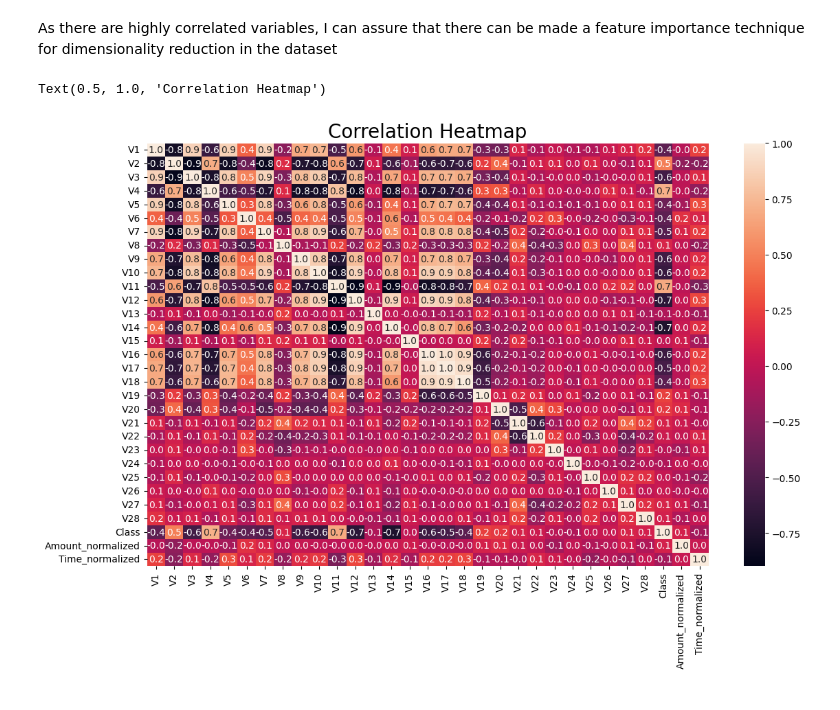
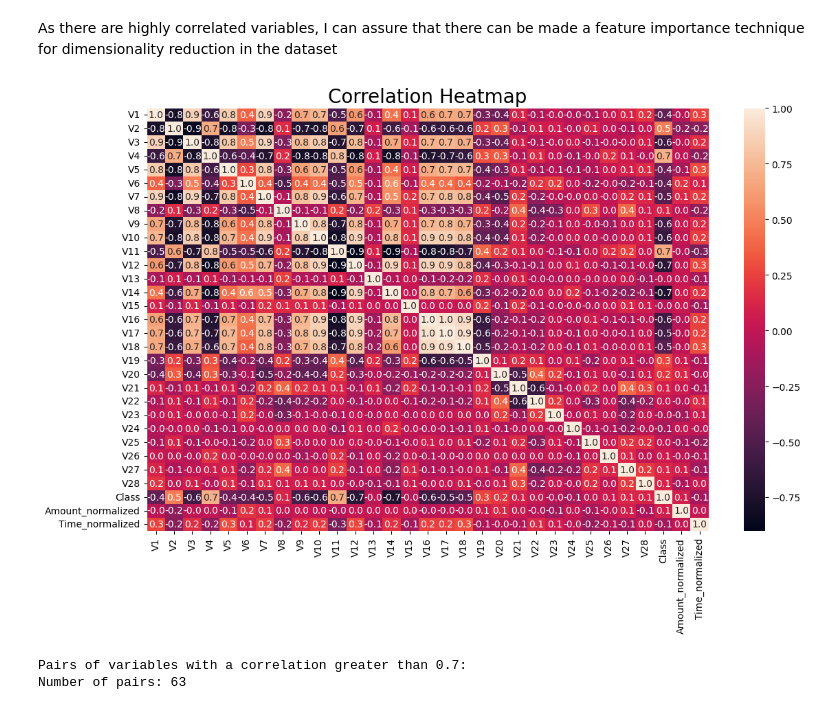
Before and after one commit to estivengrx/CognoRise_Infotech, a Jupyter notebook: notebooks/task1_transactions-fraud-detection/Credit card detection.ipynb, the cells around one changed output. Saved outputs shown, nothing was run; the diff lists cells and outputs as text; code cells hidden in the pictures.

```diff
--- a/notebooks/task1_transactions-fraud-detection/Credit card detection.ipynb
+++ b/notebooks/task1_transactions-fraud-detection/Credit card detection.ipynb
@@ -224,14 +172,14 @@ There are not correlations between variables grater or equal than 0.7, but there
 corr = df.corr()
 
 # Filtering correlations
-high_corr_variables = set()
+high_corr_pairs = []
 correlation_value = 0.5
 for i in range(len(corr.columns)):
     for j in range(i):
         if abs(corr.iloc[i, j]) >= correlation_value:
-            high_corr_variables.add(corr.columns[i])
-            high_corr_variables.add(corr.columns[j])
+            high_corr_pairs.append((corr.columns[i], corr.columns[j]))
 
-print(f"Variables with a correlation greater than {correlation_value}:")
-print(high_corr_variables)
+print(f"Pairs of variables with a correlation greater than {correlation_value}:")
+for pair in set(high_corr_pairs):
+    print(pair)
 # %% [output]
@@ -410,19 +372,34 @@ balanced_data = handle_imbalanced_data(df_scaled, method='under_sampling')
 X = balanced_data.drop('Class', axis=1)
 y = balanced_data['Class']
 X_train, X_test, y_train, y_test = train_test_split(X, y, test_size=0.3, random_state=42)
-
-# Compute the correlation matrix
-corr_under_sampling = balanced_data.corr()
-
-# Set up the matplotlib figure
-f, ax = plt.subplots(figsize=(12, 8))
-
-# Draw the heatmap with the mask and correct aspect ratio
-sns.heatmap(corr_under_sampling, annot=True, fmt=".1f")
-plt.tight_layout()
-
-plt.title('Correlation Heatmap', fontsize=20)
-# %% [output]
-Text(0.5, 1.0, 'Correlation Heatmap')
-[figure, removed]
+# %%
+# Compute the correlation matrix
+corr_under_sampling = balanced_data.corr()
+
+# Set up the matplotlib figure
+f, ax = plt.subplots(figsize=(12, 8))
+
+# Draw the heatmap with the mask and correct aspect ratio
+sns.heatmap(corr_under_sampling, annot=True, fmt=".1f")
+plt.tight_layout()
+
+plt.title('Correlation Heatmap', fontsize=20)
+plt.show()
+
+corr_smote = balanced_data.corr()
+
+# Filtering correlations
+high_corr_pairs = []
+correlation_value = 0.7
+for i in range(len(corr_smote.columns)):
+    for j in range(i):
+        if abs(corr_smote.iloc[i, j]) >= correlation_value:
+            high_corr_pairs.append((corr_smote.columns[i], corr_smote.columns[j]))
+
+print(f"Pairs of variables with a correlation greater than {correlation_value}:")
+print(f'Number of pairs: {len(set(high_corr_pairs))}')
+# %% [output]
+[figure, added]
+Pairs of variables with a correlation greater than 0.7:
+Number of pairs: 63
 # %%
```
Also changed, not shown: parts of 20 cells of this notebook, 2 other files.
